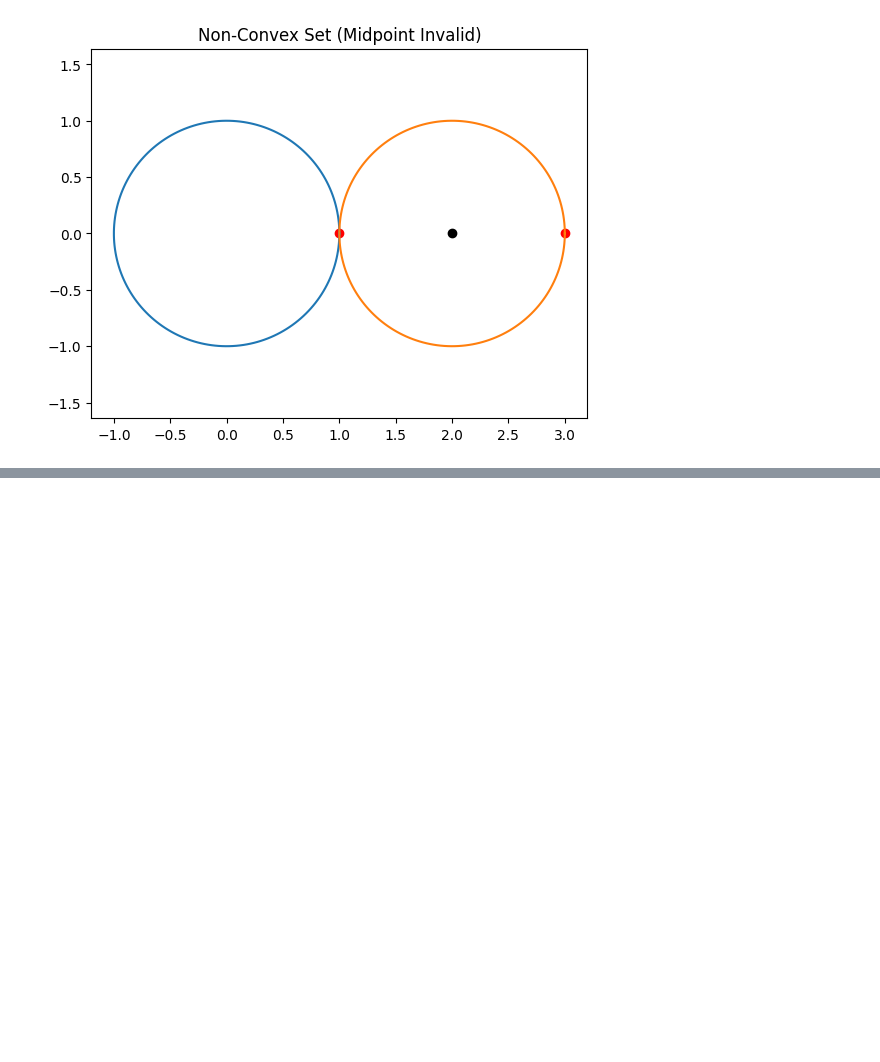
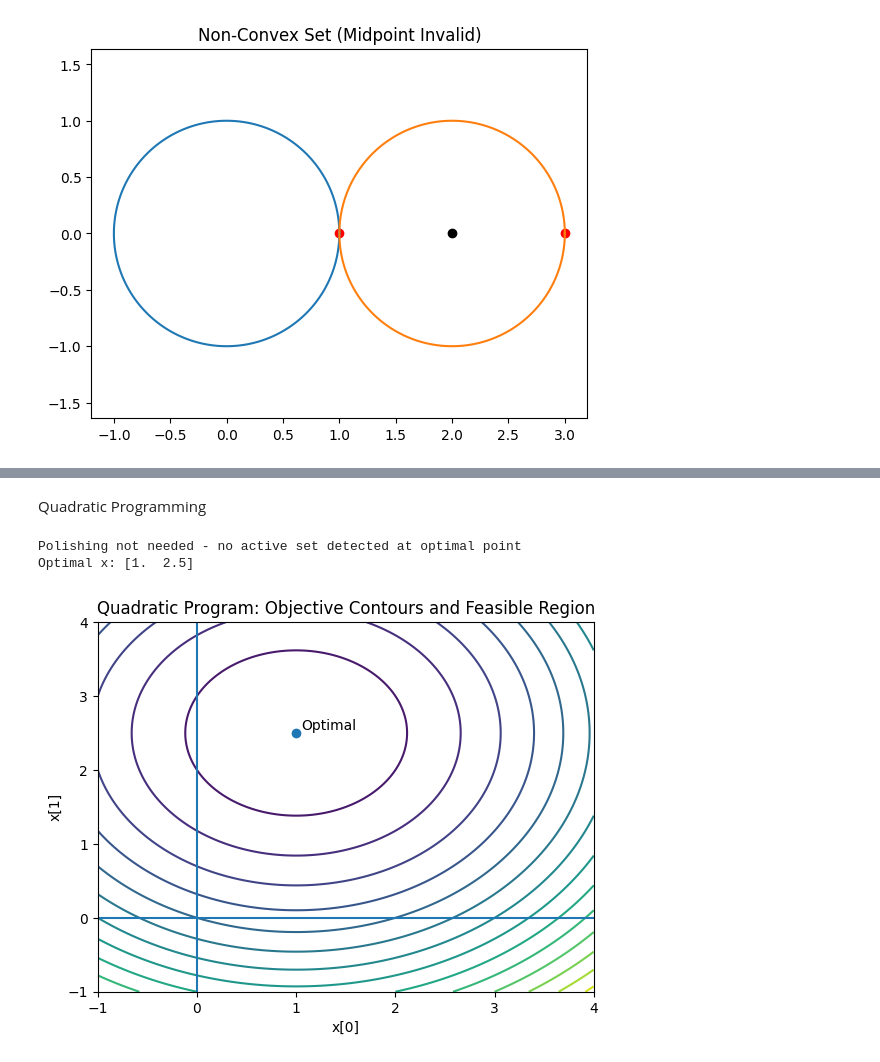
Before and after one commit to netajik/thesis, a Jupyter notebook: convex_optimization.ipynb, the cells around one changed output, grey strips where cells are left out. Drawn from its saved outputs; the diff is of its cells as text; code cells hidden in the pictures; blank space fills up the shorter version.

```diff
--- a/convex_optimization.ipynb
+++ b/convex_optimization.ipynb
@@ -87,0 +191,63 @@ plt.show()
+# %% [markdown]
+Quadratic Programming
+# %%
+import cvxpy as cp
+import numpy as np
+import matplotlib.pyplot as plt
+
+# -----------------------------
+# Problem data
+# -----------------------------
+Q = np.array([[2, 0],
+              [0, 2]])
+c = np.array([-2, -5])
+
+x = cp.Variable(2)
+
+objective = cp.Minimize(0.5 * cp.quad_form(x, Q) + c @ x)
+constraints = [x >= 0]
+
+prob = cp.Problem(objective, constraints)
+prob.solve()
+
+x_opt = x.value
+print("Optimal x:", x_opt)
+
+# -----------------------------
+# Plot
+# -----------------------------
+x1 = np.linspace(-1, 4, 400)
+x2 = np.linspace(-1, 4, 400)
+X1, X2 = np.meshgrid(x1, x2)
+
+# Objective function
+Z = (
+    0.5 * (2*X1**2 + 2*X2**2)
+    - 2*X1
+    - 5*X2
+)
+
+plt.figure()
+
+# Objective contours
+plt.contour(X1, X2, Z, levels=20)
+
+# Feasible region boundaries (x >= 0)
+plt.axvline(0)
+plt.axhline(0)
+
+# Optimal point
+plt.scatter(x_opt[0], x_opt[1])
+plt.text(x_opt[0] + 0.05, x_opt[1] + 0.05, "Optimal")
+
+plt.xlabel("x[0]")
+plt.ylabel("x[1]")
+plt.title("Quadratic Program: Objective Contours and Feasible Region")
+plt.xlim(-1, 4)
+plt.ylim(-1, 4)
+
+plt.show()
+# %% [output]
+Polishing not needed - no active set detected at optimal point
+Optimal x: [1.  2.5]
+[figure, added]
```
Also changed, not shown: parts of 11 cells of this notebook.
